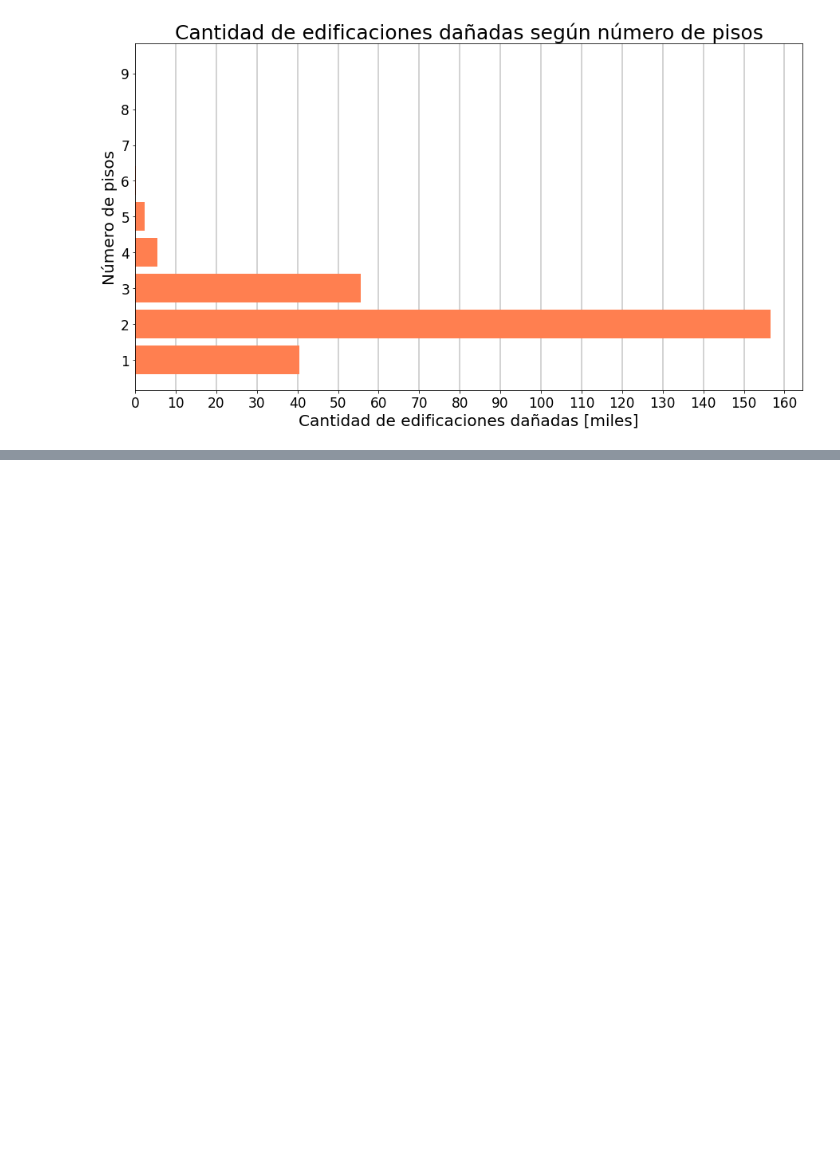
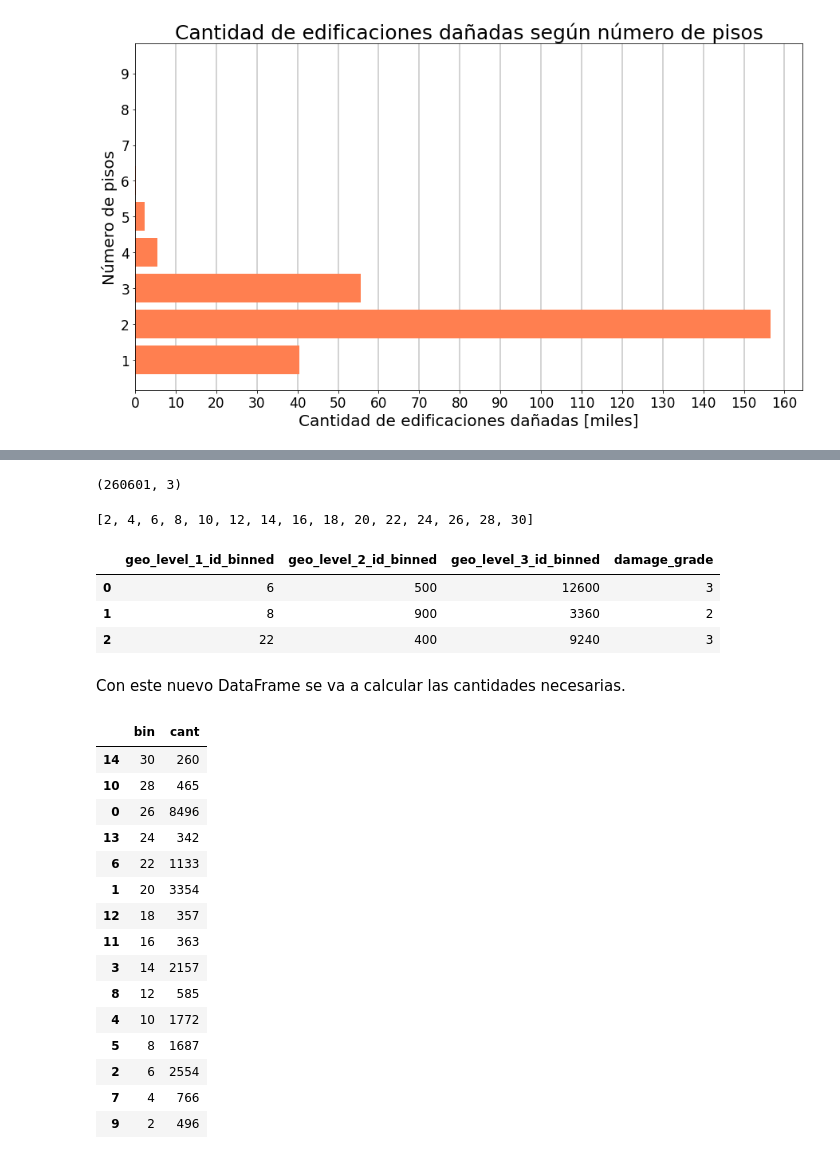
Before and after one commit to ffelfis/OrgaDatosTPs, a Jupyter notebook: TP1/nb_facundo.ipynb, the cells around one changed output, grey strips where cells are left out. Saved outputs shown, nothing was run; the diff lists cells and outputs as text; code cells hidden in the pictures; blank space fills up the shorter version.

Commit message:
Inicio  análisis de geo_level_id's según daño

```diff
--- a/TP1/nb_facundo.ipynb
+++ b/TP1/nb_facundo.ipynb
@@ -281,0 +288,64 @@ df.loc[df['damage_grade'] == 3].loc[:, ['count_floors_pre_eq', 'damage_grade']].
+# %%
+df_geo_levels_damage.shape
+# %% [output]
+(260601, 3)
+# %%
+bins = list(np.arange(0, 31, step=2))
+bins.remove(0)
+bins
+# %% [output]
+[2, 4, 6, 8, 10, 12, 14, 16, 18, 20, 22, 24, 26, 28, 30]
+# %%
+# Creación de Dataframe para bins por geo_level_id
+
+df_geo_levels_damage = pd.DataFrame()
+
+bins = np.arange(0, 31, step=2)
+labels = np.arange(2, 31, step=2)
+df_geo_levels_damage['geo_level_1_id_binned'] = pd.cut(df['geo_level_1_id'], bins, labels=labels)
+
+bins = np.arange(0, 1501, step=100)
+labels = np.arange(100, 1501, step=100)
+df_geo_levels_damage['geo_level_2_id_binned'] = pd.cut(df['geo_level_2_id'], bins, labels=labels)
+
+bins = np.arange(0, 12601, step=840)
+labels = np.arange(840, 12601, step=840)
+df_geo_levels_damage['geo_level_3_id_binned'] = pd.cut(df['geo_level_3_id'], bins, labels=labels)
+
+df_geo_levels_damage['damage_grade'] = df['damage_grade']
+# %%
+df_geo_levels_damage.head(3)
+# %% [output]
+|  | geo_level_1_id_binned | geo_level_2_id_binned | geo_level_3_id_binned | damage_grade |
+| 0 | 6 | 500 | 12600 | 3 |
+| 1 | 8 | 900 | 3360 | 2 |
+| 2 | 22 | 400 | 9240 | 3 |
+# %% [markdown]
+Con este nuevo DataFrame se va a calcular las cantidades necesarias.
+# %%
+# Daño bajo, geolevel id 1
+df_aux = df_geo_levels_damage\
+  .loc[df_geo_levels_damage['damage_grade'] == 1, 'geo_level_1_id_binned']\
+  .value_counts().to_frame()\
+  .reset_index()\
+  .rename(columns={'index':'bin', 'geo_level_1_id_binned':'cant'})\
+  .sort_values(by='bin', ascending=False)
+
+df_aux
+# %% [output]
+|  | bin | cant |
+| 14 | 30 | 260 |
+| 10 | 28 | 465 |
+| 0 | 26 | 8496 |
+| 13 | 24 | 342 |
+| 6 | 22 | 1133 |
+| 1 | 20 | 3354 |
+| 12 | 18 | 357 |
+| 11 | 16 | 363 |
+| 3 | 14 | 2157 |
+| 8 | 12 | 585 |
+| 4 | 10 | 1772 |
+| 5 | 8 | 1687 |
+| 2 | 6 | 2554 |
+| 7 | 4 | 766 |
+| 9 | 2 | 496 |
```
Also changed, not shown: parts of 14 cells of this notebook.
